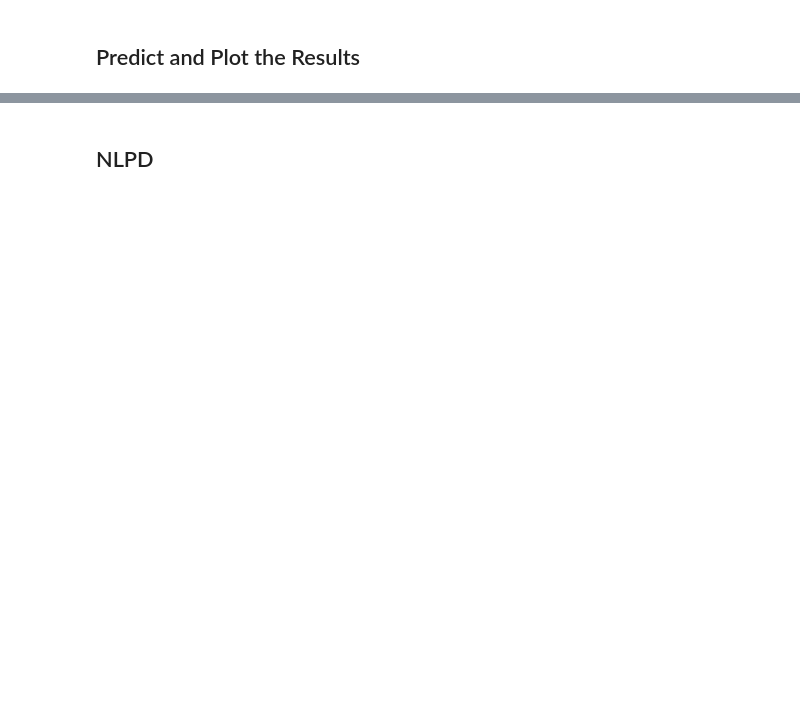
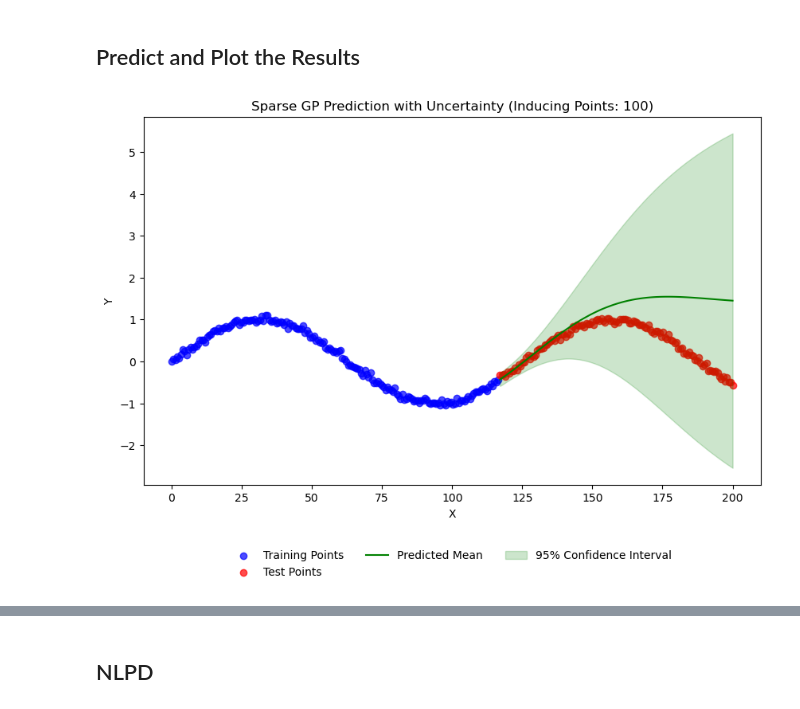
Before and after one commit to arvchahal/sparse-GP-kernel-combinations-audio-forecasting, a Jupyter notebook: test_simple2D.ipynb, the cells around one changed output, grey strips where cells are left out. Cells and saved outputs as stored; diff of their text form; code cells hidden in the pictures; blank space fills up the shorter version.

```diff
--- a/test_simple2D.ipynb
+++ b/test_simple2D.ipynb
@@ -454,5 +478,9 @@ Final ELBO Value: 13.506484584495325
 # %% [markdown]
 ## Predict and Plot the Results
+# %%
+plot_sparse_gp_with_uncertainty(X_train, Y_train, X_test, Y_test, Z, optimized_hyperparams, sparse_gp_posterior_predictive, False)
+# %% [output]
+[figure, added]
 # %%
 plot_sparse_gp_with_uncertainty(X_train, Y_train, X_test, Y_test, Z, optimized_hyperparams, sparse_gp_posterior_predictive)
 # %% [output]
```
Also changed, not shown: parts of 14 cells of this notebook.
